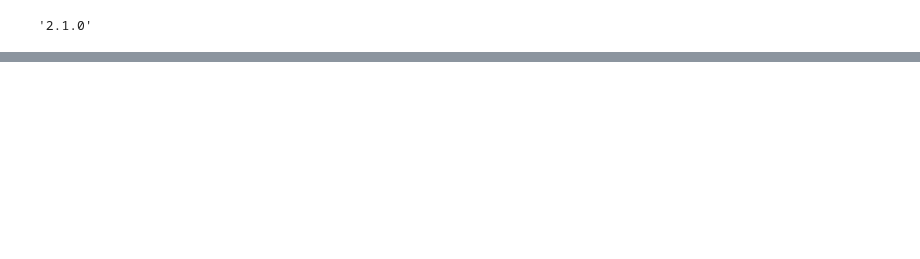
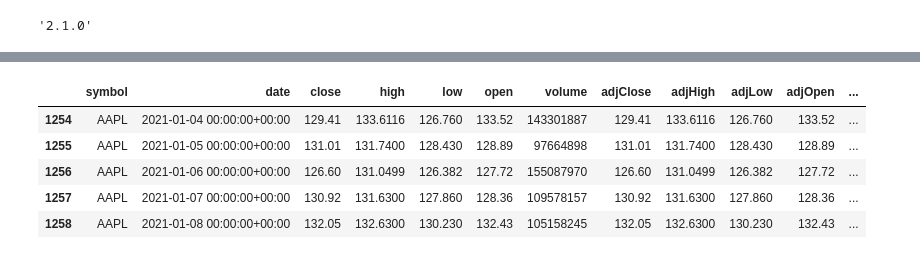
Before and after one commit to tigju/apple-stock-price-prediction-forecasting, a Jupyter notebook: lstm.ipynb, the cells around one changed output, grey strips where cells are left out. Cells and saved outputs as stored; diff of their text form; code cells hidden in the pictures; blank space fills up the shorter version.

```diff
--- a/lstm.ipynb
+++ b/lstm.ipynb
@@ -11,0 +33,9 @@ ModuleNotFoundError: No module named 'pandas_datareader'
+# %%
+aapl.tail()
+# %% [output]
+|  | symbol | date | close | high | low | open | volume | adjClose | adjHigh | adjLow | adjOpen | ... |
+| 1254 | AAPL | 2021-01-04 00:00:00+00:00 | 129.41 | 133.6116 | 126.760 | 133.52 | 143301887 | 129.41 | 133.6116 | 126.760 | 133.52 | ... |
+| 1255 | AAPL | 2021-01-05 00:00:00+00:00 | 131.01 | 131.7400 | 128.430 | 128.89 | 97664898 | 131.01 | 131.7400 | 128.430 | 128.89 | ... |
+| 1256 | AAPL | 2021-01-06 00:00:00+00:00 | 126.60 | 131.0499 | 126.382 | 127.72 | 155087970 | 126.60 | 131.0499 | 126.382 | 127.72 | ... |
+| 1257 | AAPL | 2021-01-07 00:00:00+00:00 | 130.92 | 131.6300 | 127.860 | 128.36 | 109578157 | 130.92 | 131.6300 | 127.860 | 128.36 | ... |
+| 1258 | AAPL | 2021-01-08 00:00:00+00:00 | 132.05 | 132.6300 | 130.230 | 132.43 | 105158245 | 132.05 | 132.6300 | 130.230 | 132.43 | ... |
```
Also changed, not shown: parts of 38 cells of this notebook.
